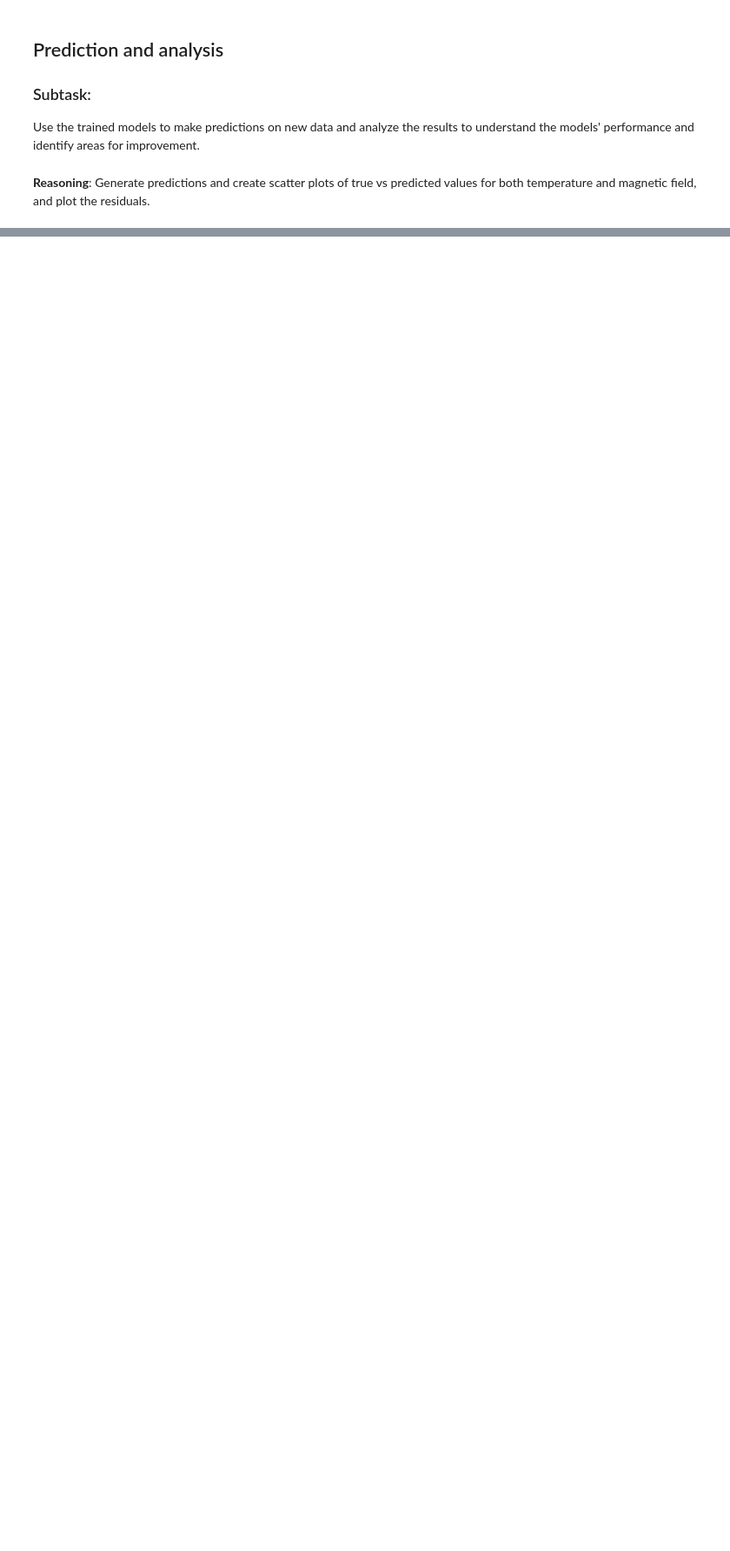
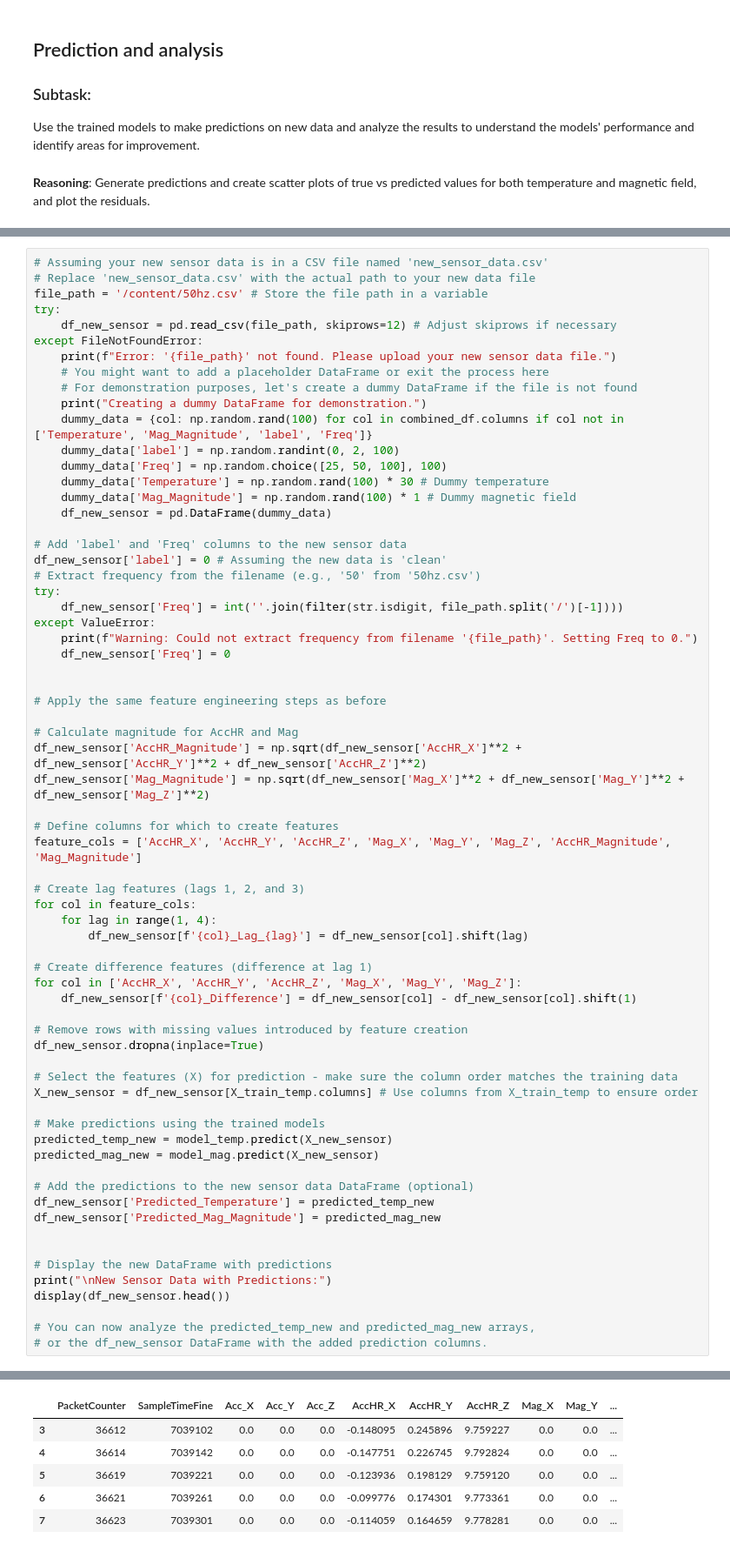
Before and after one commit to Samplergithub769/mtu-xsens-imu-Sensor, a Jupyter notebook: mtu_xsens_imu_Sensor.ipynb, the cells around one changed output, grey strips where cells are left out. Shown at 87% size. Cells and saved outputs as stored; diff of their text form; blank space fills up the shorter version.

```diff
--- a/mtu_xsens_imu_Sensor.ipynb
+++ b/mtu_xsens_imu_Sensor.ipynb
@@ -1021,0 +1116,68 @@ plt.show()
+# %%
+# Assuming your new sensor data is in a CSV file named 'new_sensor_data.csv'
+# Replace 'new_sensor_data.csv' with the actual path to your new data file
+file_path = '/content/50hz.csv' # Store the file path in a variable
+try:
+    df_new_sensor = pd.read_csv(file_path, skiprows=12) # Adjust skiprows if necessary
+except FileNotFoundError:
+    print(f"Error: '{file_path}' not found. Please upload your new sensor data file.")
+    # You might want to add a placeholder DataFrame or exit the process here
+    # For demonstration purposes, let's create a dummy DataFrame if the file is not found
+    print("Creating a dummy DataFrame for demonstration.")
+    dummy_data = {col: np.random.rand(100) for col in combined_df.columns if col not in ['Temperature', 'Mag_Magnitude', 'label', 'Freq']}
+    dummy_data['label'] = np.random.randint(0, 2, 100)
+    dummy_data['Freq'] = np.random.choice([25, 50, 100], 100)
+    dummy_data['Temperature'] = np.random.rand(100) * 30 # Dummy temperature
+    dummy_data['Mag_Magnitude'] = np.random.rand(100) * 1 # Dummy magnetic field
+    df_new_sensor = pd.DataFrame(dummy_data)
+
+# Add 'label' and 'Freq' columns to the new sensor data
+df_new_sensor['label'] = 0 # Assuming the new data is 'clean'
+# Extract frequency from the filename (e.g., '50' from '50hz.csv')
+try:
+    df_new_sensor['Freq'] = int(''.join(filter(str.isdigit, file_path.split('/')[-1])))
+except ValueError:
+    print(f"Warning: Could not extract frequency from filename '{file_path}'. Setting Freq to 0.")
+    df_new_sensor['Freq'] = 0
+
+
+# Apply the same feature engineering steps as before
+
+# Calculate magnitude for AccHR and Mag
+df_new_sensor['AccHR_Magnitude'] = np.sqrt(df_new_sensor['AccHR_X']**2 + df_new_sensor['AccHR_Y']**2 + df_new_sensor['AccHR_Z']**2)
+df_new_sensor['Mag_Magnitude'] = np.sqrt(df_new_sensor['Mag_X']**2 + df_new_sensor['Mag_Y']**2 + df_new_sensor['Mag_Z']**2)
+
+# Define columns for which to create features
+feature_cols = ['AccHR_X', 'AccHR_Y', 'AccHR_Z', 'Mag_X', 'Mag_Y', 'Mag_Z', 'AccHR_Magnitude', 'Mag_Magnitude']
+
+# Create lag features (lags 1, 2, and 3)
+for col in feature_cols:
+    for lag in range(1, 4):
+        df_new_sensor[f'{col}_Lag_{lag}'] = df_new_sensor[col].shift(lag)
+
+# Create difference features (difference at lag 1)
+for col in ['AccHR_X', 'AccHR_Y', 'AccHR_Z', 'Mag_X', 'Mag_Y', 'Mag_Z']:
+    df_new_sensor[f'{col}_Difference'] = df_new_sensor[col] - df_new_sensor[col].shift(1)
+
+# Remove rows with missing values introduced by feature creation
+df_new_sensor.dropna(inplace=True)
+
+# Select the features (X) for prediction - make sure the column order matches the training data
+X_new_sensor = df_new_sensor[X_train_temp.columns] # Use columns from X_train_temp to ensure order
+
+# Make predictions using the trained models
+predicted_temp_new = model_temp.predict(X_new_sensor)
+predicted_mag_new = model_mag.predict(X_new_sensor)
+
+# Add the predictions to the new sensor data DataFrame (optional)
+df_new_sensor['Predicted_Temperature'] = predicted_temp_new
+df_new_sensor['Predicted_Mag_Magnitude'] = predicted_mag_new
+
+
+# Display the new DataFrame with predictions
+print("\nNew Sensor Data with Predictions:")
+display(df_new_sensor.head())
+
+# You can now analyze the predicted_temp_new and predicted_mag_new arrays,
+# or the df_new_sensor DataFrame with the added prediction columns.
+# %% [output]
@@ -1021,0 +1185,6 @@ plt.show()
+|  | PacketCounter | SampleTimeFine | Acc_X | Acc_Y | Acc_Z | AccHR_X | AccHR_Y | AccHR_Z | Mag_X | Mag_Y | ... |
+| 3 | 36612 | 7039102 | 0.0 | 0.0 | 0.0 | -0.148095 | 0.245896 | 9.759227 | 0.0 | 0.0 | ... |
+| 4 | 36614 | 7039142 | 0.0 | 0.0 | 0.0 | -0.147751 | 0.226745 | 9.792824 | 0.0 | 0.0 | ... |
+| 5 | 36619 | 7039221 | 0.0 | 0.0 | 0.0 | -0.123936 | 0.198129 | 9.759120 | 0.0 | 0.0 | ... |
+| 6 | 36621 | 7039261 | 0.0 | 0.0 | 0.0 | -0.099776 | 0.174301 | 9.773361 | 0.0 | 0.0 | ... |
+| 7 | 36623 | 7039301 | 0.0 | 0.0 | 0.0 | -0.114059 | 0.164659 | 9.778281 | 0.0 | 0.0 | ... |
```
Also changed, not shown: parts of 7 cells of this notebook.
